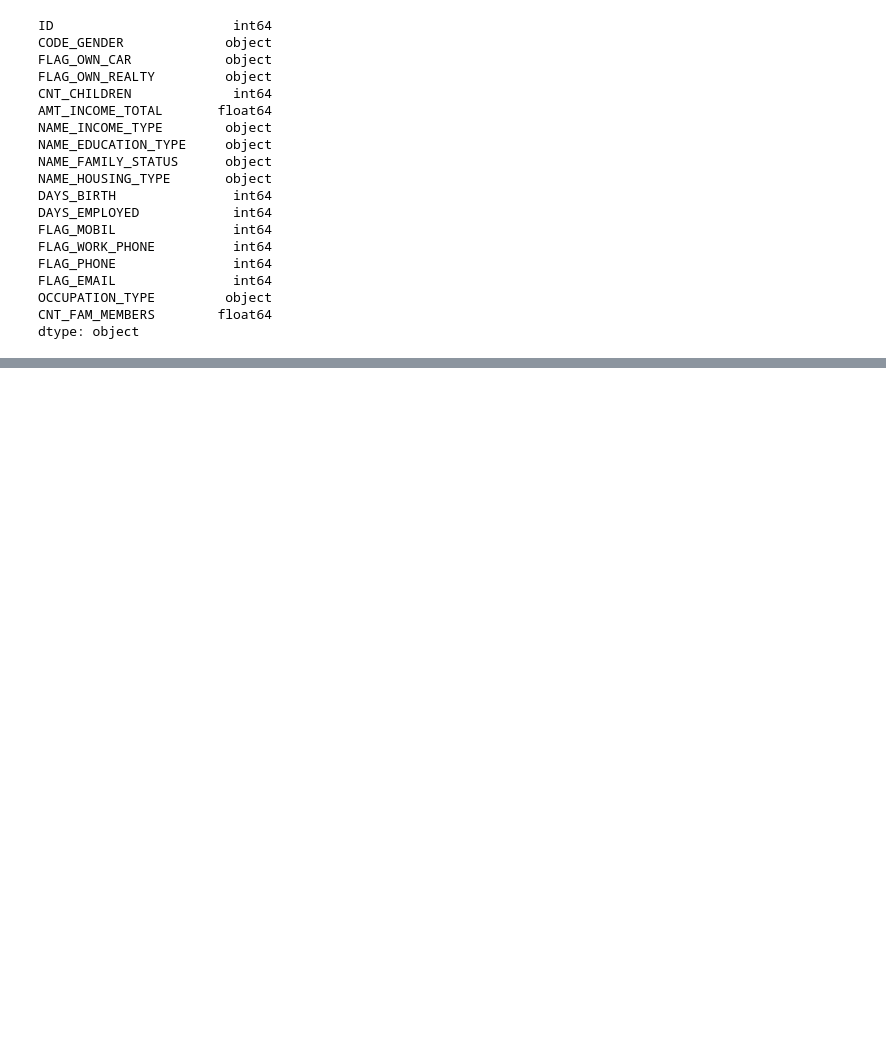
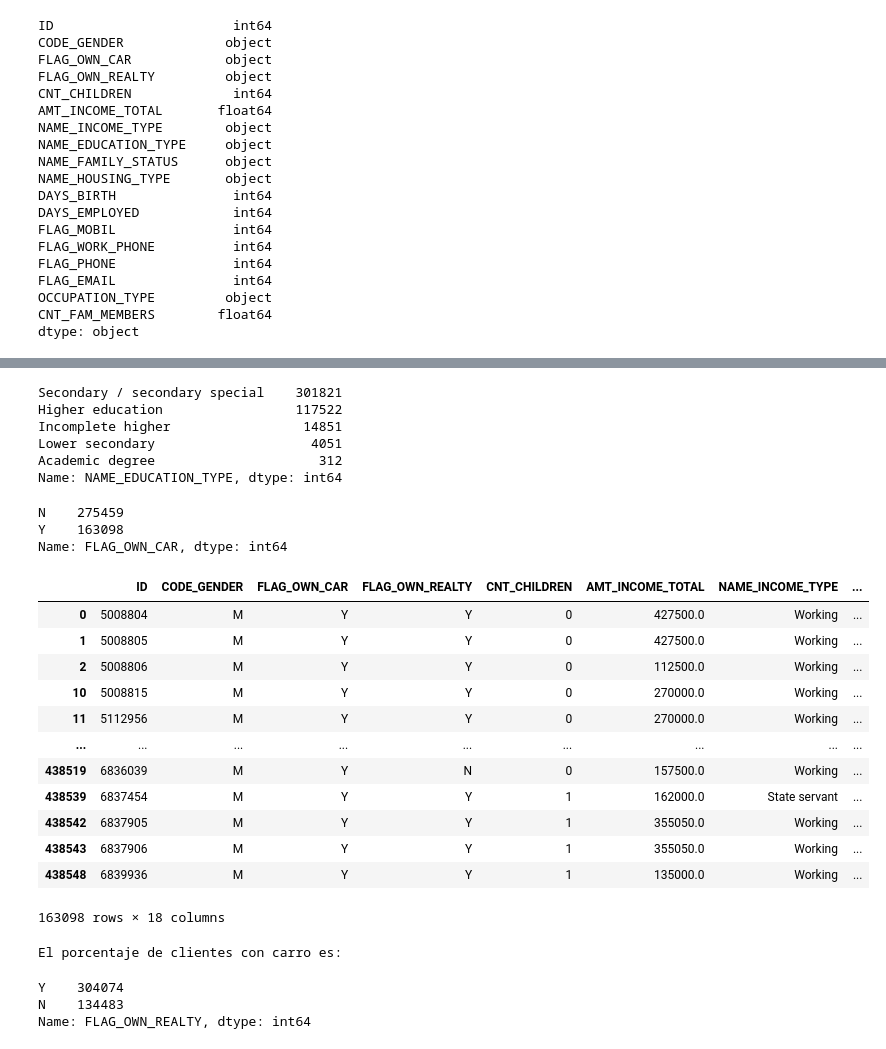
Before and after one commit to ricardosainzz/proyecto-portafolio, a Jupyter notebook: Notebooks/analisis_eda1.ipynb, the cells around one changed output, grey strips where cells are left out. Drawn from its saved outputs; the diff is of its cells as text; code cells hidden in the pictures; blank space fills up the shorter version.

```diff
--- a/Notebooks/analisis_eda1.ipynb
+++ b/Notebooks/analisis_eda1.ipynb
@@ -61,0 +105,44 @@ SyntaxError: invalid syntax (1933542211.py, line 2)
+# %%
+# cual es el nivel de educación que más se presenta?
+creditcp['NAME_EDUCATION_TYPE'].value_counts()
+# %% [output]
+Secondary / secondary special    301821
+Higher education                 117522
+Incomplete higher                 14851
+Lower secondary                    4051
+Academic degree                     312
+Name: NAME_EDUCATION_TYPE, dtype: int64
+# %%
+# qué porcentaje de clientes cuenta con un carro?
+creditcp['FLAG_OWN_CAR'].value_counts()
+# %% [output]
+N    275459
+Y    163098
+Name: FLAG_OWN_CAR, dtype: int64
+# %%
+creditcp[(creditcp['FLAG_OWN_CAR']=='Y')]
+# %% [output]
+|  | ID | CODE_GENDER | FLAG_OWN_CAR | FLAG_OWN_REALTY | CNT_CHILDREN | AMT_INCOME_TOTAL | NAME_INCOME_TYPE | ... |
+| 0 | 5008804 | M | Y | Y | 0 | 427500.0 | Working | ... |
+| 1 | 5008805 | M | Y | Y | 0 | 427500.0 | Working | ... |
+| 2 | 5008806 | M | Y | Y | 0 | 112500.0 | Working | ... |
+| 10 | 5008815 | M | Y | Y | 0 | 270000.0 | Working | ... |
+| 11 | 5112956 | M | Y | Y | 0 | 270000.0 | Working | ... |
+| ... | ... | ... | ... | ... | ... | ... | ... | ... |
+| 438519 | 6836039 | M | Y | N | 0 | 157500.0 | Working | ... |
+| 438539 | 6837454 | M | Y | Y | 1 | 162000.0 | State servant | ... |
+| 438542 | 6837905 | M | Y | Y | 1 | 355050.0 | Working | ... |
+| 438543 | 6837906 | M | Y | Y | 1 | 355050.0 | Working | ... |
+| 438548 | 6839936 | M | Y | Y | 1 | 135000.0 | Working | ... |
+163098 rows × 18 columns
+# %%
+print('El porcentaje de clientes con carro es: ')
+# %% [output]
+El porcentaje de clientes con carro es:
+# %%
+# qué porcentaje de clientes cuenta con una propiedad?
+creditcp['FLAG_OWN_REALTY'].value_counts()
+# %% [output]
+Y    304074
+N    134483
+Name: FLAG_OWN_REALTY, dtype: int64
```
Also changed, not shown: parts of 10 cells of this notebook.
